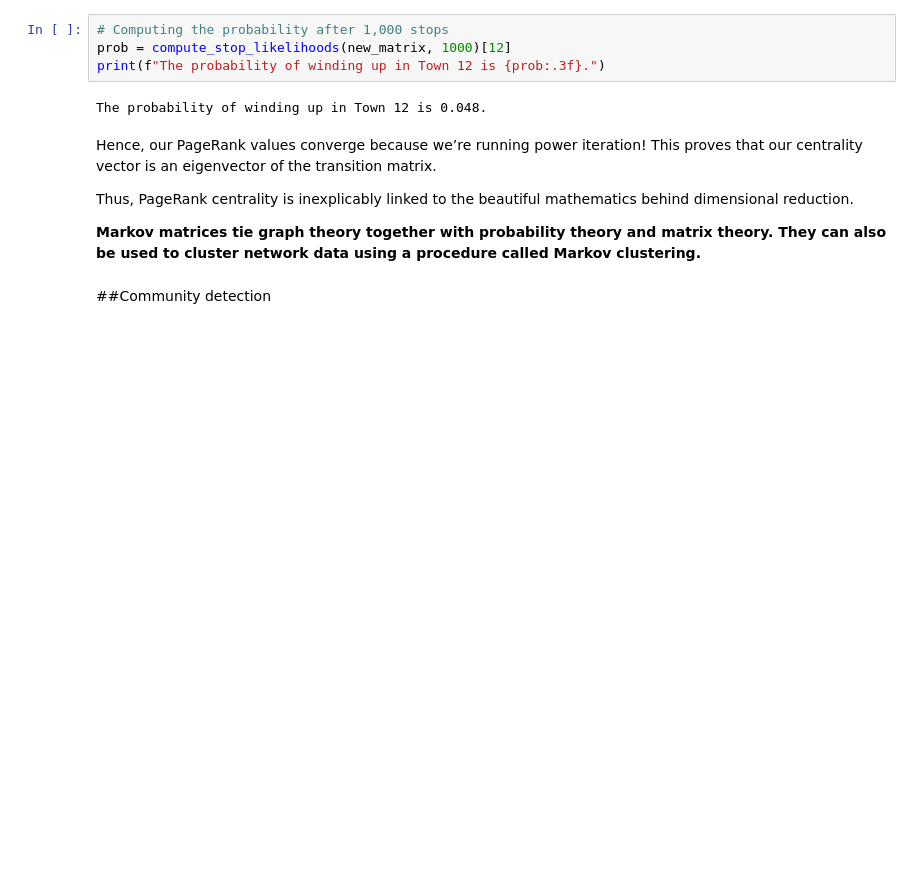
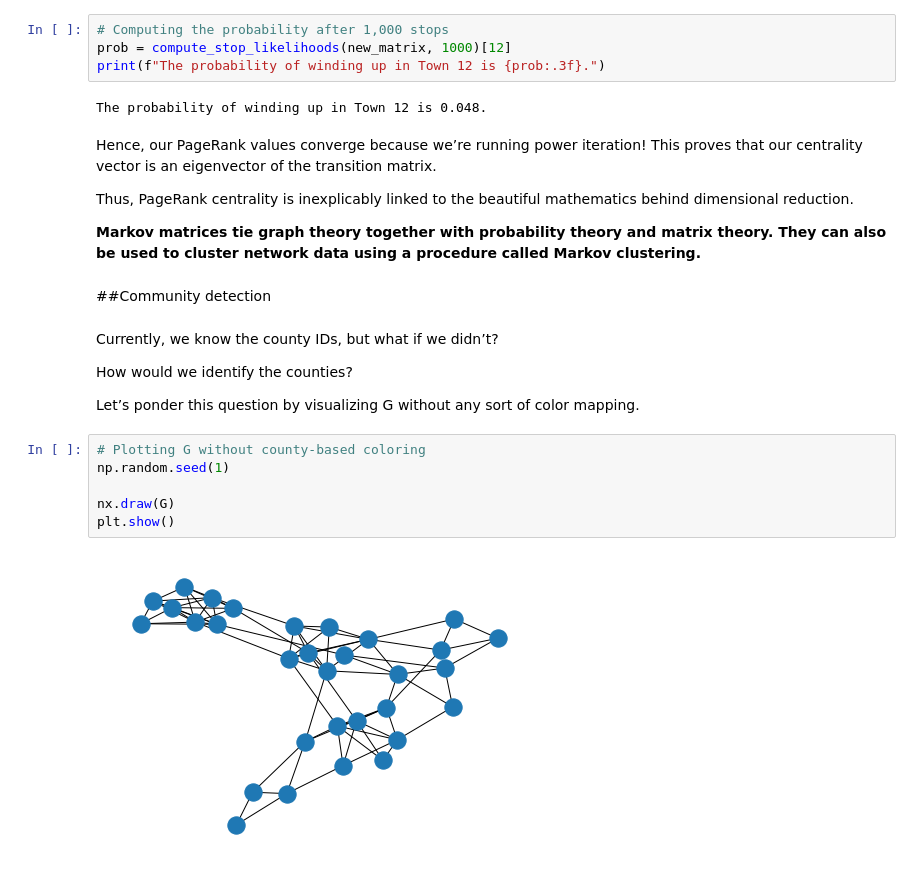
Before and after one commit to rahiakela/data-science-research-and-practice, a Jupyter notebook: data-science-bookcamp/case-study-5--predicting-future-friendships/02_dynamic_graph_theory_and_social_network_analysis.ipynb, the cells around one changed output. Cells and saved outputs as stored; diff of their text form; blank space fills up the shorter version.

```diff
--- a/data-science-bookcamp/case-study-5--predicting-future-friendships/02_dynamic_graph_theory_and_social_network_analysis.ipynb
+++ b/data-science-bookcamp/case-study-5--predicting-future-friendships/02_dynamic_graph_theory_and_social_network_analysis.ipynb
@@ -551,3 +551,18 @@ mathematics behind dimensional reduction.
 **Markov matrices tie graph theory together with probability theory and matrix theory. They can also be used to cluster network data using a procedure called Markov clustering.**
 # %% [markdown]
 ##Community detection
+# %% [markdown]
+Currently, we know the county IDs, but what if we didn’t?
+
+How would we identify the
+counties?
+
+Let’s ponder this question by visualizing G without any sort of color mapping.
+# %%
+# Plotting G without county-based coloring
+np.random.seed(1)
+
+nx.draw(G)
+plt.show()
+# %% [output]
+[figure, added]
```
Also changed, not shown: parts of 5 cells of this notebook.
